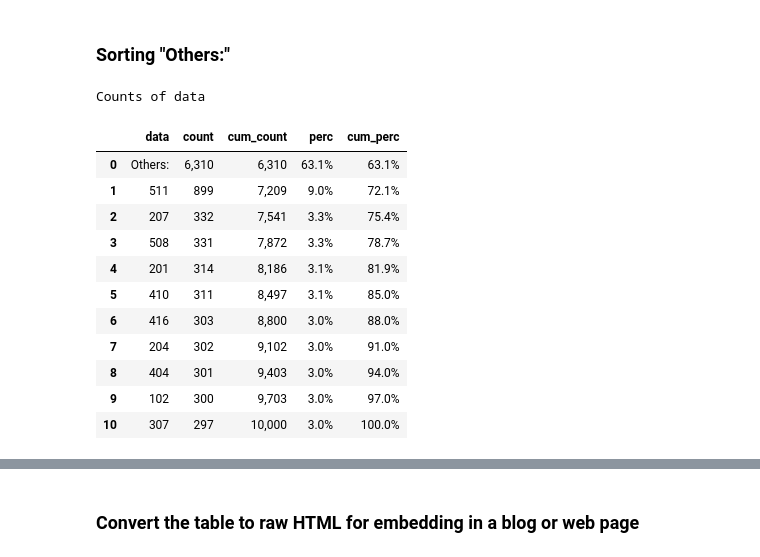
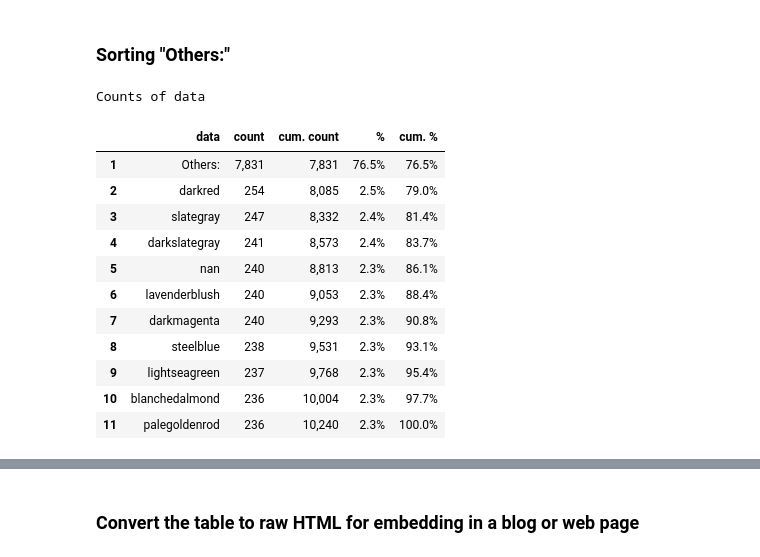
Before and after one commit to eliasdabbas/adviz, a Jupyter notebook: nbs/00_value_counts_plus.ipynb, the cells around one changed output, grey strips where cells are left out. Drawn from its saved outputs; the diff is of its cells as text; code cells hidden in the pictures.

```diff
--- a/nbs/00_value_counts_plus.ipynb
+++ b/nbs/00_value_counts_plus.ipynb
@@ -140,21 +185,22 @@ assert value_counts_plus(status_codes, show_top=15, style=False).shape[0] == 16
 assert type(value_counts_plus([1.1, 2, 3, 4], show_top=15)) == pd.io.formats.style.Styler
 # %% [markdown]
 ### Sorting "Others:"
-# %%
-value_counts_plus(status_codes, sort_others=True)
-# %% [output]
-Counts of data
-|  | data | count | cum_count | perc | cum_perc |
-| 0 | Others: | 6,310 | 6,310 | 63.1% | 63.1% |
-| 1 | 511 | 899 | 7,209 | 9.0% | 72.1% |
-| 2 | 207 | 332 | 7,541 | 3.3% | 75.4% |
-| 3 | 508 | 331 | 7,872 | 3.3% | 78.7% |
-| 4 | 201 | 314 | 8,186 | 3.1% | 81.9% |
-| 5 | 410 | 311 | 8,497 | 3.1% | 85.0% |
-| 6 | 416 | 303 | 8,800 | 3.0% | 88.0% |
-| 7 | 204 | 302 | 9,102 | 3.0% | 91.0% |
-| 8 | 404 | 301 | 9,403 | 3.0% | 94.0% |
-| 9 | 102 | 300 | 9,703 | 3.0% | 97.0% |
-| 10 | 307 | 297 | 10,000 | 3.0% | 100.0% |
+# %%
+#| echo
+value_counts_plus(colors, sort_others=True)
+# %% [output]
+Counts of data
+|  | data | count | cum. count | % | cum. % |
+| 1 | Others: | 7,831 | 7,831 | 76.5% | 76.5% |
+| 2 | darkred | 254 | 8,085 | 2.5% | 79.0% |
+| 3 | slategray | 247 | 8,332 | 2.4% | 81.4% |
+| 4 | darkslategray | 241 | 8,573 | 2.4% | 83.7% |
+| 5 | nan | 240 | 8,813 | 2.3% | 86.1% |
+| 6 | lavenderblush | 240 | 9,053 | 2.3% | 88.4% |
+| 7 | darkmagenta | 240 | 9,293 | 2.3% | 90.8% |
+| 8 | steelblue | 238 | 9,531 | 2.3% | 93.1% |
+| 9 | lightseagreen | 237 | 9,768 | 2.3% | 95.4% |
+| 10 | blanchedalmond | 236 | 10,004 | 2.3% | 97.7% |
+| 11 | palegoldenrod | 236 | 10,240 | 2.3% | 100.0% |
 # %%
 #| hide
```
Also changed, not shown: parts of 24 cells of this notebook, 3 other files.
